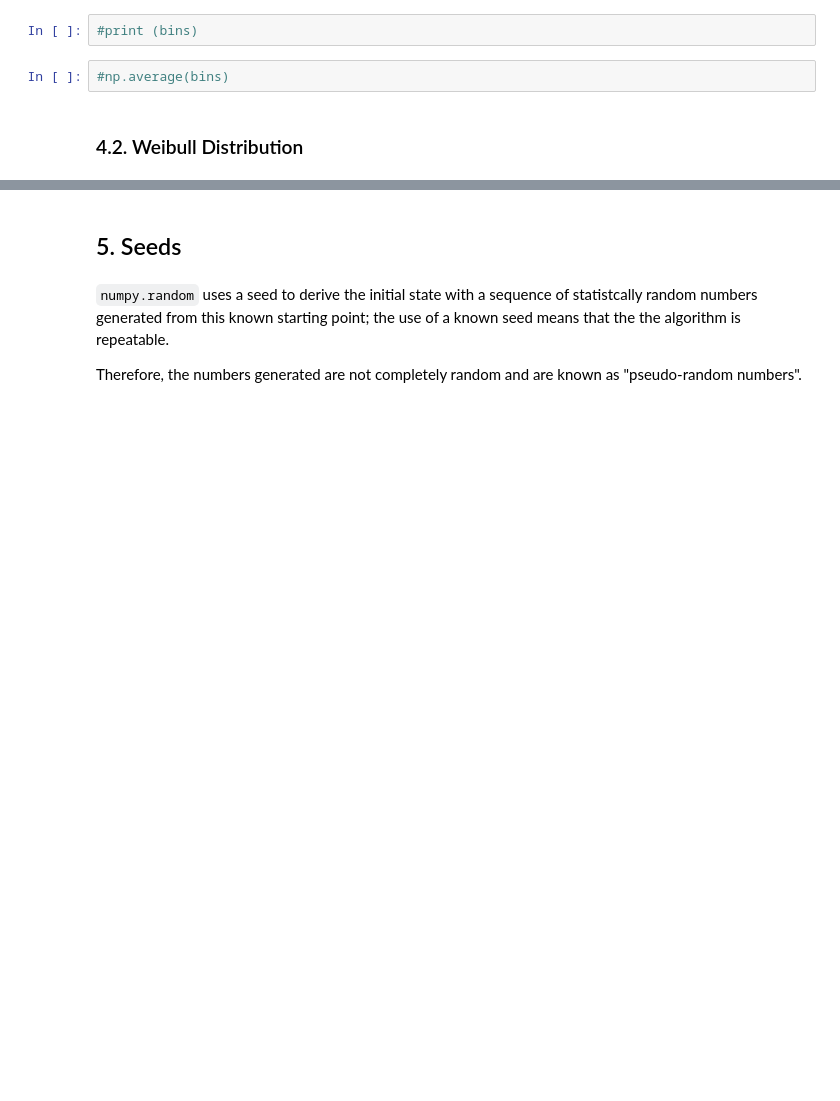
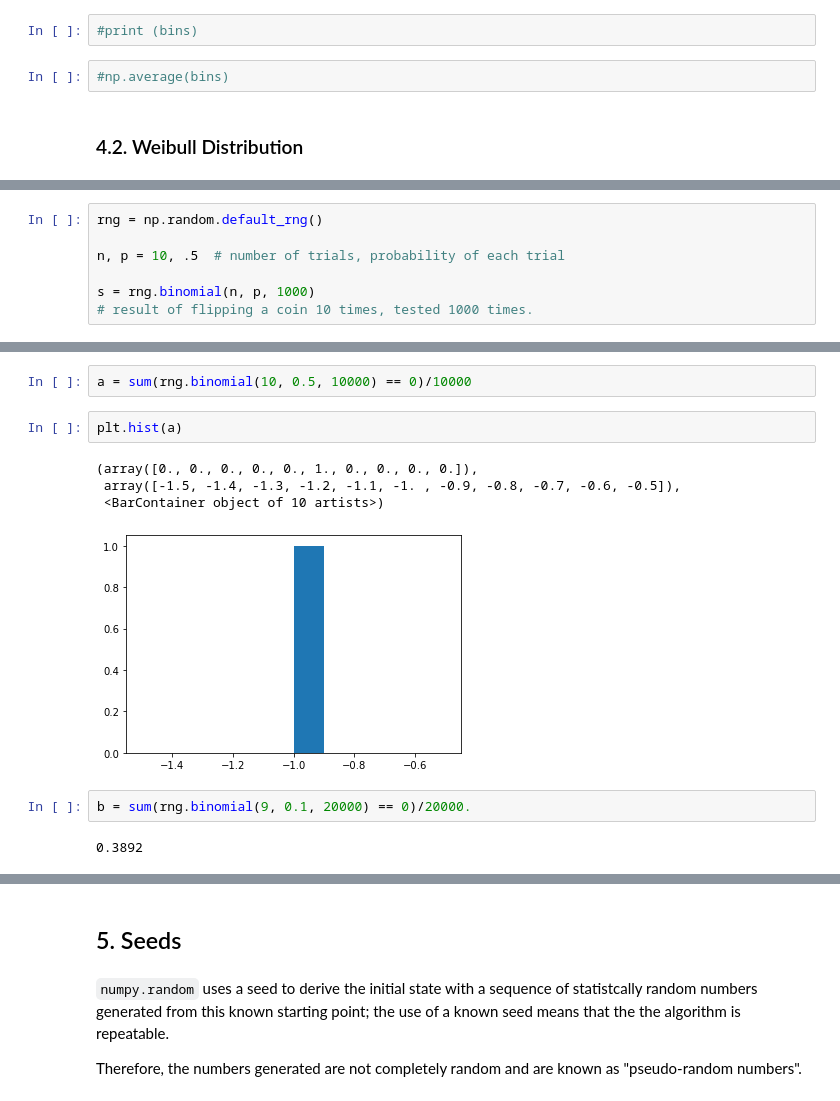
Before and after one commit to AndyWalker81/ProgrammingForDataAnalysis_Assessment, a Jupyter notebook: numpy-random.ipynb, the cells around one changed output, grey strips where cells are left out. Drawn from its saved outputs; the diff is of its cells as text; blank space fills up the shorter version.

```diff
--- a/numpy-random.ipynb
+++ b/numpy-random.ipynb
@@ -923,0 +851,7 @@ plt.show()
+# %%
+rng = np.random.default_rng()
+
+n, p = 10, .5  # number of trials, probability of each trial
+
+s = rng.binomial(n, p, 1000)
+# result of flipping a coin 10 times, tested 1000 times.
@@ -923,0 +885,13 @@ plt.show()
+# %%
+a = sum(rng.binomial(10, 0.5, 10000) == 0)/10000
+# %%
+plt.hist(a)
+# %% [output]
+(array([0., 0., 0., 0., 0., 1., 0., 0., 0., 0.]),
+ array([-1.5, -1.4, -1.3, -1.2, -1.1, -1. , -0.9, -0.8, -0.7, -0.6, -0.5]),
+ <BarContainer object of 10 artists>)
+[figure, added]
+# %%
+b = sum(rng.binomial(9, 0.1, 20000) == 0)/20000.
+# %% [output]
+0.3892
```
Also changed, not shown: parts of 70 cells of this notebook.
